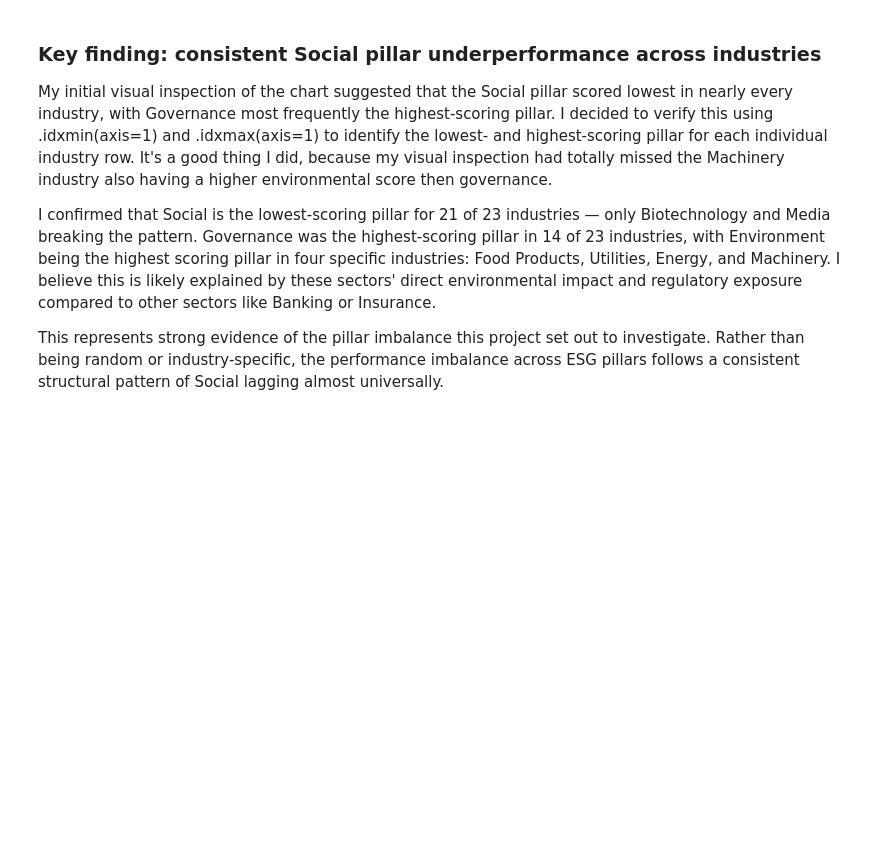
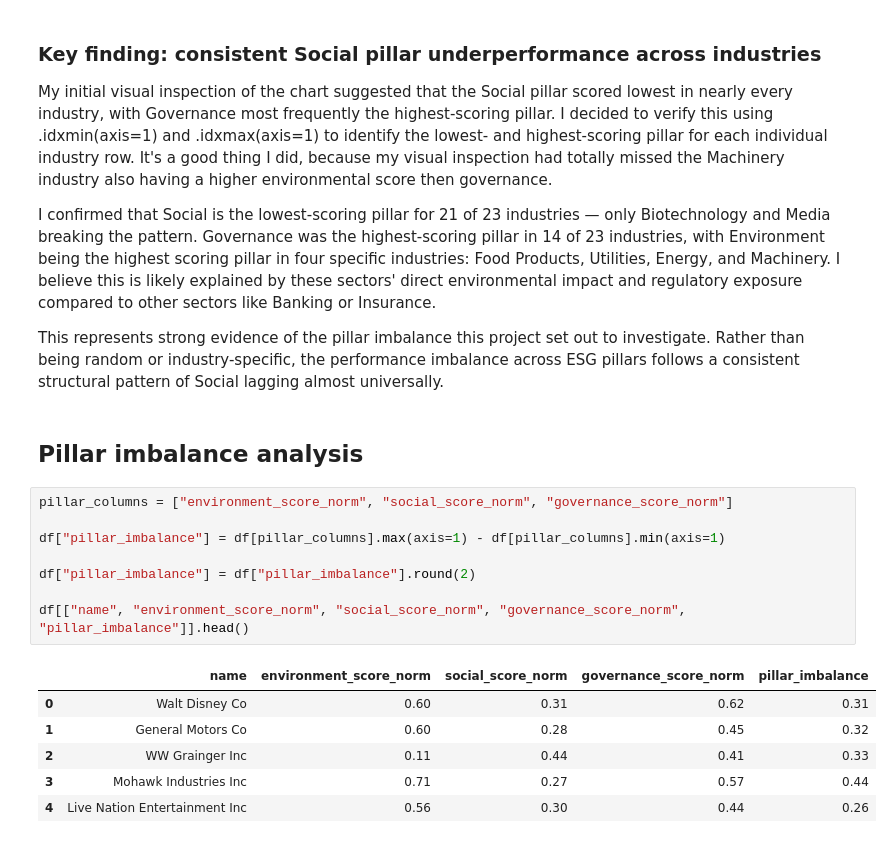
Before and after one commit to ColmHH/esg_corporate_analysis, a Jupyter notebook: jupyter_notebooks/esg_corporate_analysis_visualisation.ipynb, the cells around one changed output. Saved outputs shown, nothing was run; the diff lists cells and outputs as text; blank space fills up the shorter version.

Commit message:
Calculate ESG pillar imbalance

```diff
--- a/jupyter_notebooks/esg_corporate_analysis_visualisation.ipynb
+++ b/jupyter_notebooks/esg_corporate_analysis_visualisation.ipynb
@@ -252,3 +252,20 @@ My initial visual inspection of the chart suggested that the Social pillar score
 I confirmed that Social is the lowest-scoring pillar for 21 of 23 industries — only Biotechnology and Media breaking the pattern. Governance was the highest-scoring pillar in 14 of 23 industries, with Environment being the highest scoring pillar in four specific industries: Food Products, Utilities, Energy, and Machinery. I believe this is likely explained by these sectors' direct environmental impact and regulatory exposure compared to other sectors like Banking or Insurance.
 
 This represents strong evidence of the pillar imbalance this project set out to investigate. Rather than being random or industry-specific, the performance imbalance across ESG pillars follows a consistent structural pattern of Social lagging almost universally.
+# %% [markdown]
+## Pillar imbalance analysis
+# %%
+pillar_columns = ["environment_score_norm", "social_score_norm", "governance_score_norm"]
+
+df["pillar_imbalance"] = df[pillar_columns].max(axis=1) - df[pillar_columns].min(axis=1)
+
+df["pillar_imbalance"] = df["pillar_imbalance"].round(2)
+
+df[["name", "environment_score_norm", "social_score_norm", "governance_score_norm", "pillar_imbalance"]].head()
+# %% [output]
+|  | name | environment_score_norm | social_score_norm | governance_score_norm | pillar_imbalance |
+| 0 | Walt Disney Co | 0.60 | 0.31 | 0.62 | 0.31 |
+| 1 | General Motors Co | 0.60 | 0.28 | 0.45 | 0.32 |
+| 2 | WW Grainger Inc | 0.11 | 0.44 | 0.41 | 0.33 |
+| 3 | Mohawk Industries Inc | 0.71 | 0.27 | 0.57 | 0.44 |
+| 4 | Live Nation Entertainment Inc | 0.56 | 0.30 | 0.44 | 0.26 |
```
Also changed, not shown: parts of 2 cells of this notebook.
